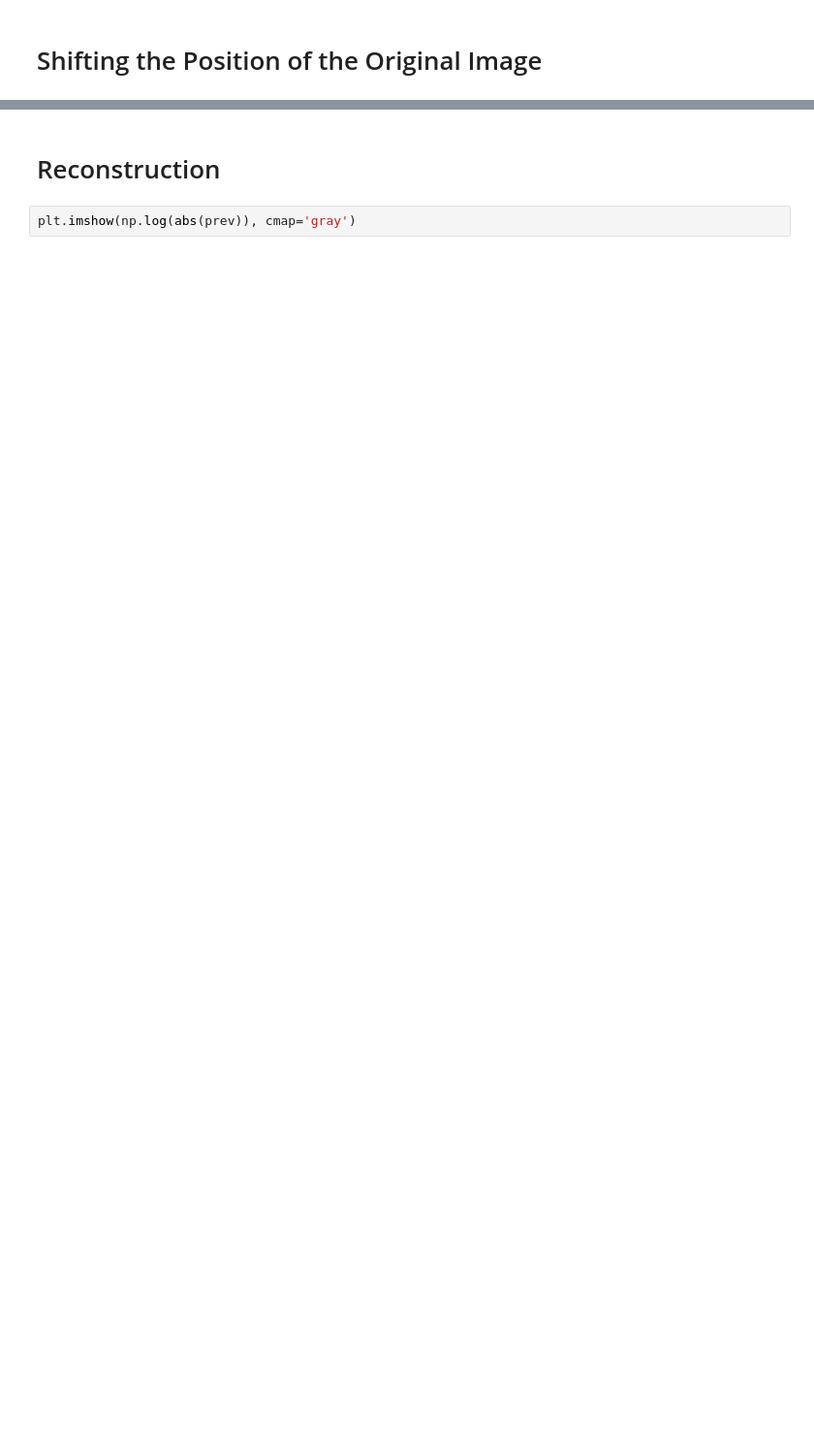
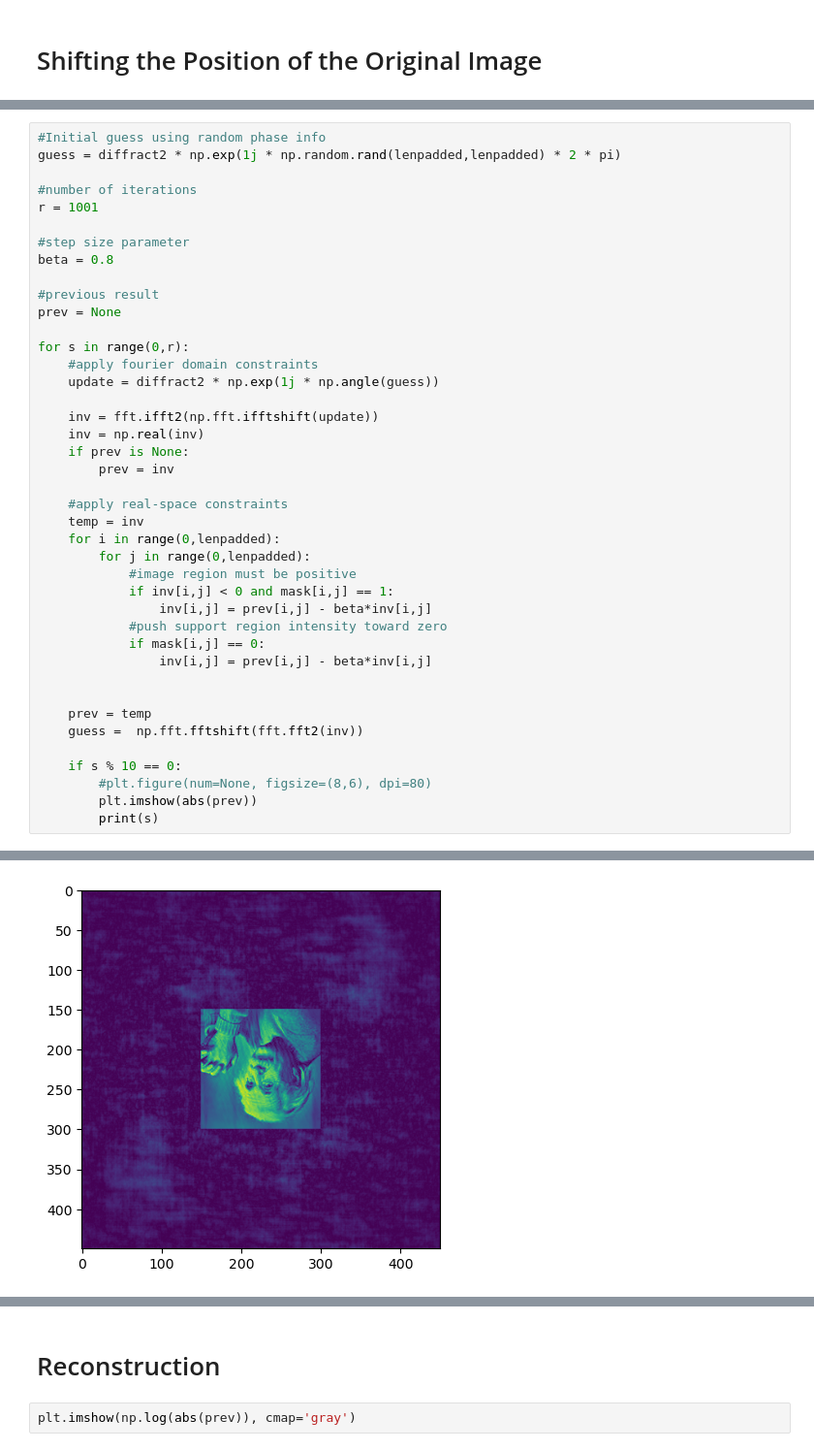
Before and after one commit to adammb86/RealImageExercise, a Jupyter notebook: EinsteinReconstruction.ipynb, the cells around one changed output, grey strips where cells are left out. Shown at 97% size. Saved outputs shown, nothing was run; the diff lists cells and outputs as text; blank space fills up the shorter version.

```diff
--- a/EinsteinReconstruction.ipynb
+++ b/EinsteinReconstruction.ipynb
@@ -136,0 +183,42 @@ plt.colorbar()
+# %%
+#Initial guess using random phase info
+guess = diffract2 * np.exp(1j * np.random.rand(lenpadded,lenpadded) * 2 * pi)
+
+#number of iterations
+r = 1001
+
+#step size parameter
+beta = 0.8
+
+#previous result
+prev = None
+
+for s in range(0,r):
+    #apply fourier domain constraints
+    update = diffract2 * np.exp(1j * np.angle(guess))
+
+    inv = fft.ifft2(np.fft.ifftshift(update))
+    inv = np.real(inv)
+    if prev is None:
+        prev = inv
+
+    #apply real-space constraints
+    temp = inv
+    for i in range(0,lenpadded):
+        for j in range(0,lenpadded):
+            #image region must be positive
+            if inv[i,j] < 0 and mask[i,j] == 1:
+                inv[i,j] = prev[i,j] - beta*inv[i,j]
+            #push support region intensity toward zero
+            if mask[i,j] == 0:
+                inv[i,j] = prev[i,j] - beta*inv[i,j]
+
+
+    prev = temp
+    guess =  np.fft.fftshift(fft.fft2(inv))
+
+    if s % 10 == 0:
+        #plt.figure(num=None, figsize=(8,6), dpi=80)
+        plt.imshow(abs(prev))
+        print(s)
+# %% [output]
@@ -137,3 +242,4 @@ plt.colorbar()
+[figure, added]
 # %%
 sub = diffract2 - diffract
 sub.max(),sub.min(),sub.sum()
```
Also changed, not shown: parts of 13 cells of this notebook, 1 other file.
